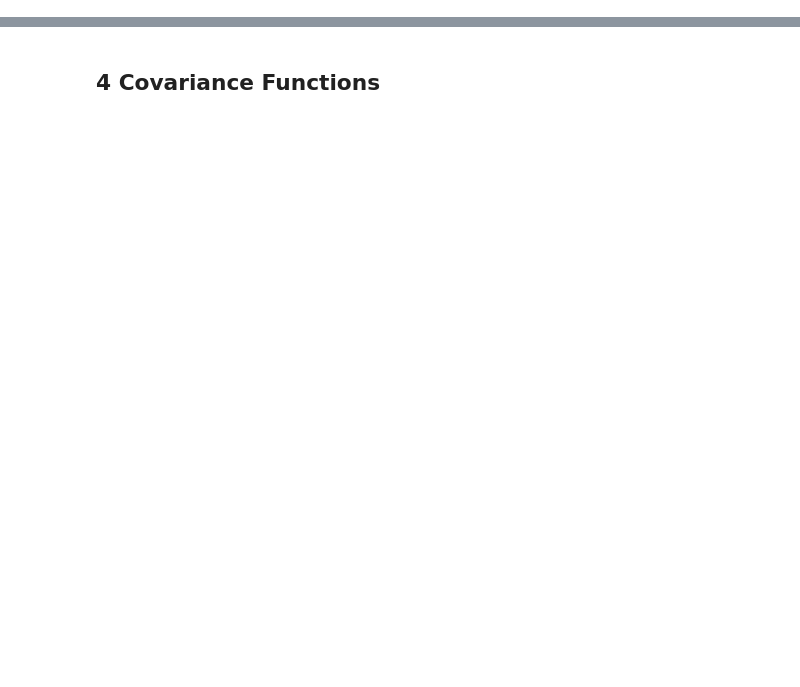
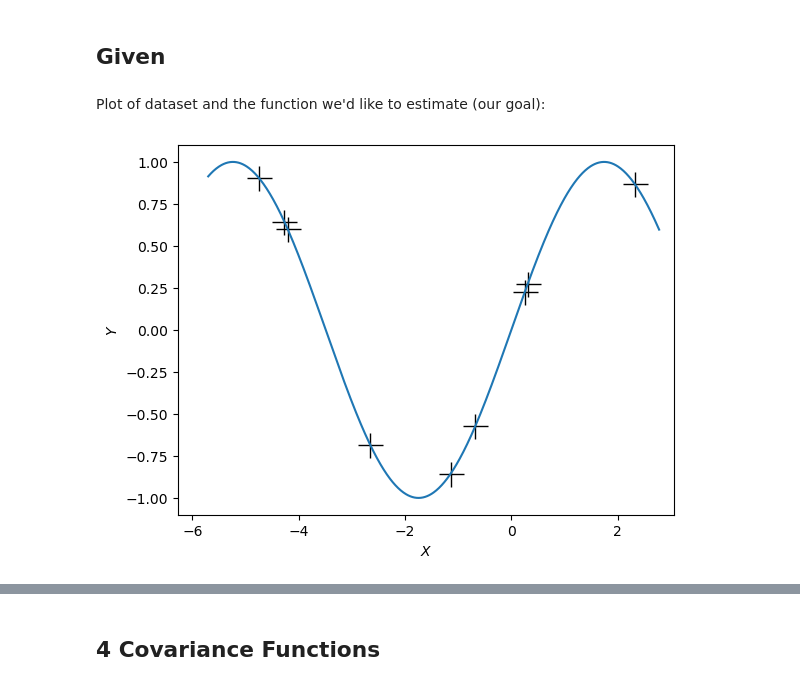
Before and after one commit to SashaCroatia/GaussianProcessRegression, a Jupyter notebook: Hyperparameter_Kernel_Selection.ipynb, the cells around one changed output, grey strips where cells are left out. Cells and saved outputs as stored; diff of their text form; code cells hidden in the pictures; blank space fills up the shorter version.

Commit message:
Reorganized notebook, added functions

```diff
--- a/Hyperparameter_Kernel_Selection.ipynb
+++ b/Hyperparameter_Kernel_Selection.ipynb
@@ -71,0 +252,25 @@ def plot_post(X, y, sigma_n, kernelParameter_l, kernelParameter_sigma):
+# %% [markdown]
+## Given
+# %% [markdown]
+Plot of dataset and the function we'd like to estimate (our goal):
+# %%
+#This is our dataset:
+N = 9
+X = np.random.uniform(-5, 5, size=(N,1))
+y = (f(X) + np.random.normal(0,0,N)).reshape(-1,1) #observations (following true unknown function we wish to approx)
+
+#Plot of data:
+plt.plot(X, y, 'k+', ms=18)
+
+#Function we'd like to estimate --> our goal
+X_goal = np.arange(min(X)-abs(min(X))*0.2, max(X)+abs(max(X))*0.2, 0.01).reshape(-1,1)
+f_X_goal = f(X_goal)
+
+#Render plots
+plt.plot(X_goal, f_X_goal)
+plt.axis([min(X_goal)-abs(min(X_goal))*0.1, max(X_goal)+abs(max(X_goal))*0.1, min(f(X_goal))-abs(min(f(X_goal)))*0.1,  max(f(X_goal))+abs(max(f(X_goal)))*0.1])
+plt.xlabel(r'$X$')
+plt.ylabel(r'$Y$')
+plt.show()
+# %% [output]
+[figure, added]
```
Also changed, not shown: parts of 49 cells of this notebook, 1 other file.
